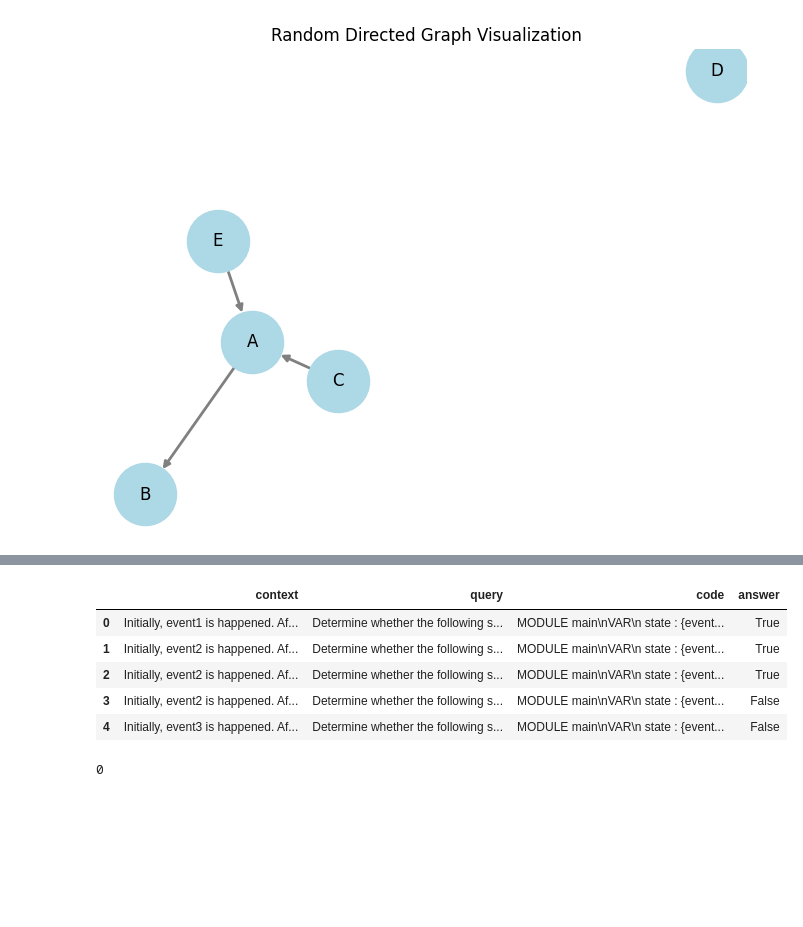
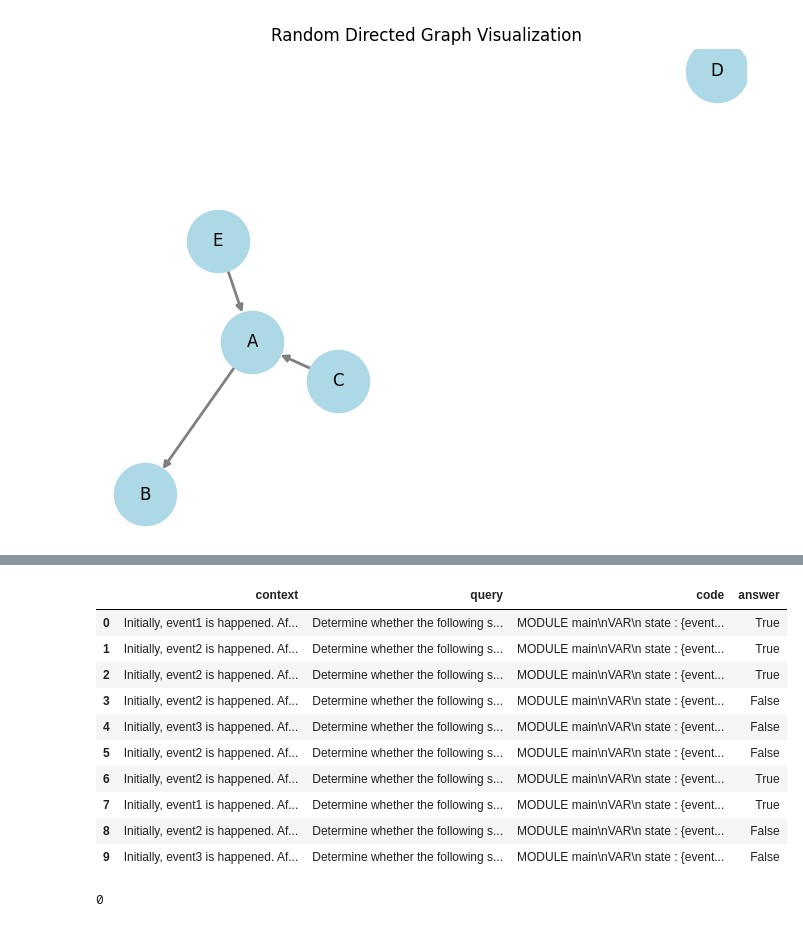
Before and after one commit to RutaTang/LTLBench, a Jupyter notebook: analysis.ipynb, the cells around one changed output, grey strips where cells are left out. Drawn from its saved outputs; the diff is of its cells as text; code cells hidden in the pictures; blank space fills up the shorter version.

```diff
--- a/analysis.ipynb
+++ b/analysis.ipynb
@@ -66,14 +82,19 @@ len(data[data['answer'] == data['prediction']])
 # %%
-path = get_data_file_path(event_n=3, formula_n=3, count=10)
+path = get_data_file_path(event_n=3, formula_n=3, count=500)
 data = pd.read_csv(path)
-data.head(5)
+data.head(10)
 # %% [output]
 |  | context | query | code | answer |
 | 0 | Initially, event1 is happened. Af... | Determine whether the following s... | MODULE main\nVAR\n state : {event... | True |
 | 1 | Initially, event2 is happened. Af... | Determine whether the following s... | MODULE main\nVAR\n state : {event... | True |
 | 2 | Initially, event2 is happened. Af... | Determine whether the following s... | MODULE main\nVAR\n state : {event... | True |
 | 3 | Initially, event2 is happened. Af... | Determine whether the following s... | MODULE main\nVAR\n state : {event... | False |
 | 4 | Initially, event3 is happened. Af... | Determine whether the following s... | MODULE main\nVAR\n state : {event... | False |
+| 5 | Initially, event2 is happened. Af... | Determine whether the following s... | MODULE main\nVAR\n state : {event... | False |
+| 6 | Initially, event2 is happened. Af... | Determine whether the following s... | MODULE main\nVAR\n state : {event... | True |
+| 7 | Initially, event1 is happened. Af... | Determine whether the following s... | MODULE main\nVAR\n state : {event... | True |
+| 8 | Initially, event2 is happened. Af... | Determine whether the following s... | MODULE main\nVAR\n state : {event... | False |
+| 9 | Initially, event3 is happened. Af... | Determine whether the following s... | MODULE main\nVAR\n state : {event... | False |
 # %%
 import numpy as np
 
```
Also changed, not shown: parts of 2 cells of this notebook, 22 other files.
